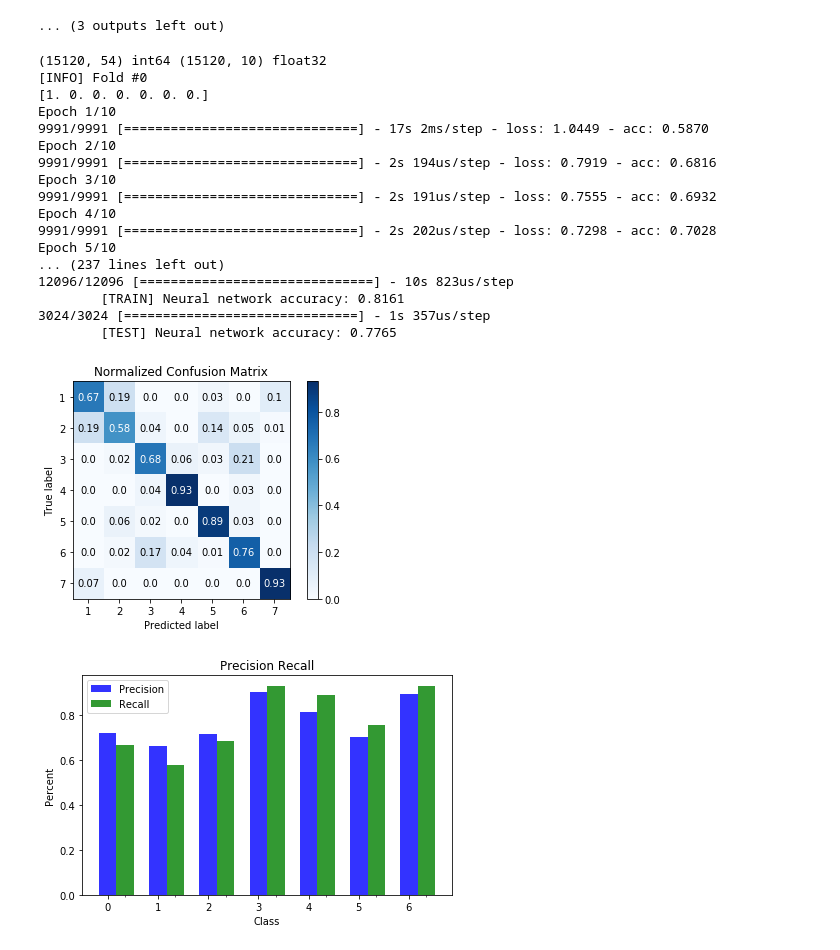
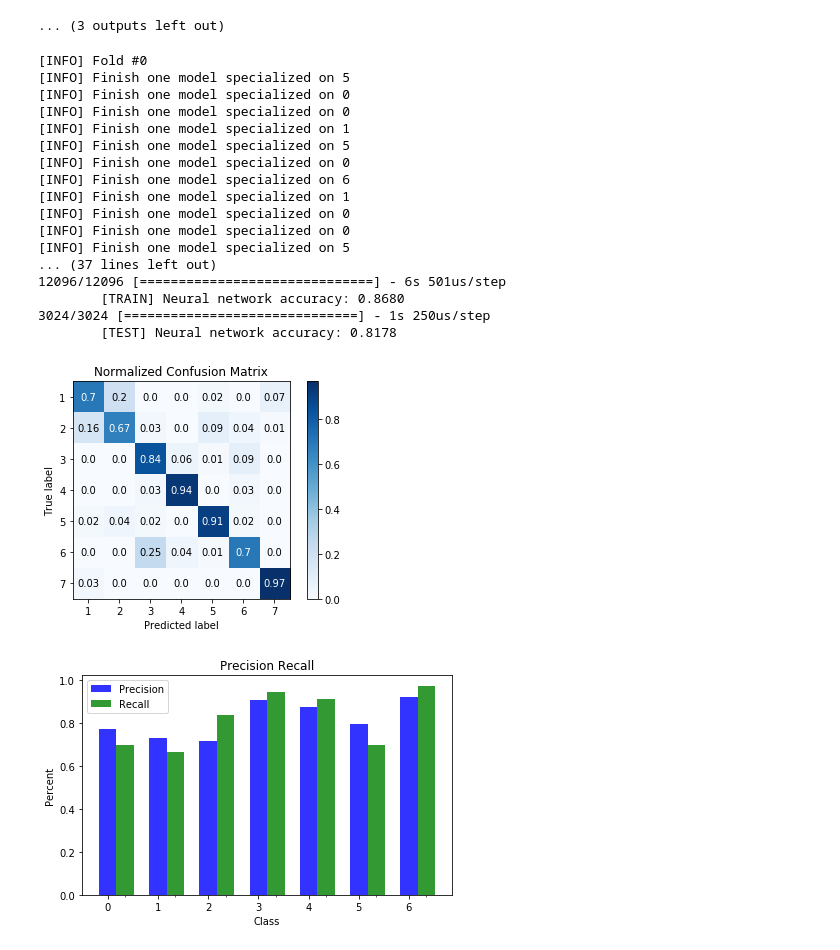
Before and after one commit to Djok216/DataMiningLaboratory, a Jupyter notebook: lab9/classifiers.ipynb, the cells around one changed output. Drawn from its saved outputs; the diff is of its cells as text; code cells hidden in the pictures.

```diff
--- a/lab9/classifiers.ipynb
+++ b/lab9/classifiers.ipynb
@@ -459,7 +459,7 @@ class Models:
         self._models = [
             Sequential([
                 BatchNormalization(input_shape=(input_size, )),
-                Dense(units=156),
+                Dense(units=196),
                 ReLU(),
                 BatchNormalization(),
                 Dense(units=96),
@@ -522,68 +522,67 @@ class Models:
 #                 # to probabilities
 #                 class_weights = class_weights / np.sum(class_weights)
             specialized_class = np.random.choice(self._classes, p=[2/10, 2/10, 2/10, 1/10, 1/10, 1/10, 1/10])
-            selection_idxs = [i for i in range(Y.shape[0]) if Y[i][specialized_class] == 1 or np.random.rand() < 0.8]
+            selection_idxs = [i for i in range(Y.shape[0])]
             model.fit(
                 X[selection_idxs], Y[selection_idxs],
-                epochs=epochs, batch_size=batch_size, verbose=1
-#                 class_weight=class_weights
+                epochs=epochs, batch_size=batch_size, verbose=0
             )
-            print("[INFO] Finish one model\n")
+            print(f"[INFO] Finish one model specialized on {specialized_class}")
         print("[INFO] Finish to train models")
         print("[INFO] Begin training of assembler ...")
 
         assembler_X = self._to_assembler_X(X)
-        self._assembler.fit(assembler_X, Y, epochs=12, batch_size=batch_size, verbose=1)
+        self._assembler.fit(assembler_X, Y, epochs=8, batch_size=batch_size, verbose=1)
 
     def evaluate(self, X, Y):
         assembler_X = self._to_assembler_X(X)
         return self._assembler.evaluate(assembler_X, Y)
 
     def predict(self, X):
         assembler_X = self._to_assembler_X(X)
         return self._assembler.predict(assembler_X)
 
 
 np.random.seed(10);
 k = 5
-_X = X[:, :10].astype(np.float32) / 1.0
+_X = X[:, :].astype(np.float32) / 1.0
 folds = k_fold(k, _X, Y)
 
 for i in range(1):
     print("[INFO] Fold #%d" % (i, ))
     (train_x, train_y), (test_x, test_y) = to_train_test(folds, i)
 
     classes = 7
     train_y = to_categorical(train_y - 1, classes)  # label in [1, 7] => -1
     test_y = to_categorical(test_y - 1, classes)  # label in [1, 7] => -1
-    model = Models(input_size=train_x.shape[1], total_models=10)
-    model.train(train_x, train_y, 96, 10)
+    model = Models(input_size=train_x.shape[1], total_models=30, classes=classes)
+    model.train(train_x, train_y, 70, 10)
 
     print("\t[TRAIN] Neural network accuracy: %.4f" % (model.evaluate(train_x, train_y)[1]))
     print("\t[TEST] Neural network accuracy: %.4f" % (model.evaluate(test_x, test_y)[1]))
 
     test_y_pred = np.argmax(model.predict(test_x), axis=1) + 1
     test_y = np.argmax(test_y, axis=1) + 1
     plot_confusion_matrix(test_y, test_y_pred, normalize=True)
     plot_precision_recall(precision_recall(test_y, test_y_pred))
     plt.show()
 # %% [output]
-(15120, 54) int64 (15120, 10) float32
 [INFO] Fold #0
-[1. 0. 0. 0. 0. 0. 0.]
-Epoch 1/10
-9991/9991 [==============================] - 17s 2ms/step - loss: 1.0449 - acc: 0.5870
-Epoch 2/10
-9991/9991 [==============================] - 2s 194us/step - loss: 0.7919 - acc: 0.6816
-Epoch 3/10
-9991/9991 [==============================] - 2s 191us/step - loss: 0.7555 - acc: 0.6932
-Epoch 4/10
-9991/9991 [==============================] - 2s 202us/step - loss: 0.7298 - acc: 0.7028
-Epoch 5/10
-... (237 lines left out)
-12096/12096 [==============================] - 10s 823us/step
-        [TRAIN] Neural network accuracy: 0.8161
-3024/3024 [==============================] - 1s 357us/step
-        [TEST] Neural network accuracy: 0.7765
+[INFO] Finish one model specialized on 5
+[INFO] Finish one model specialized on 0
+[INFO] Finish one model specialized on 0
+[INFO] Finish one model specialized on 1
+[INFO] Finish one model specialized on 5
+[INFO] Finish one model specialized on 0
+[INFO] Finish one model specialized on 6
+[INFO] Finish one model specialized on 1
+[INFO] Finish one model specialized on 0
+[INFO] Finish one model specialized on 0
+[INFO] Finish one model specialized on 5
+... (37 lines left out)
+12096/12096 [==============================] - 6s 501us/step
+        [TRAIN] Neural network accuracy: 0.8680
+3024/3024 [==============================] - 1s 250us/step
+        [TEST] Neural network accuracy: 0.8178
-[figure, old version]
+[figure, new version]
-[figure, old version]
+[figure, new version]
```
Also changed, not shown: parts of 1 cell of this notebook.
